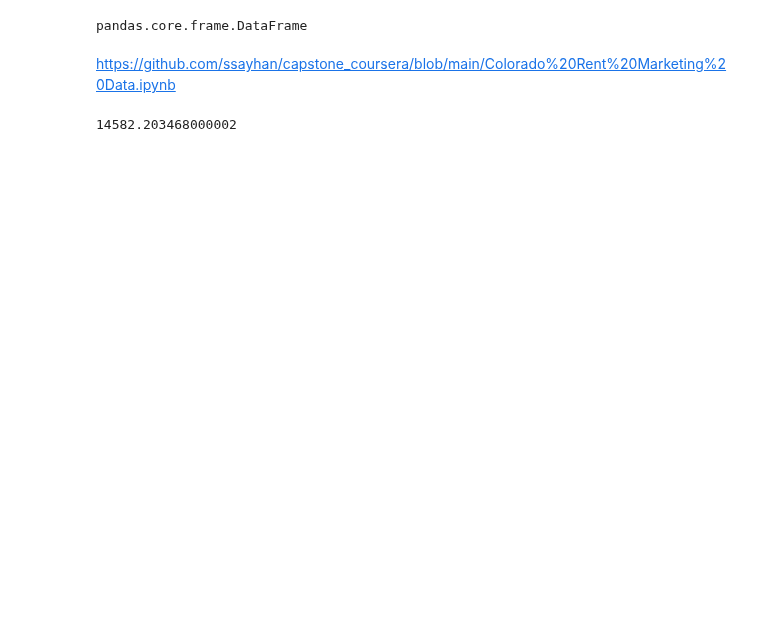
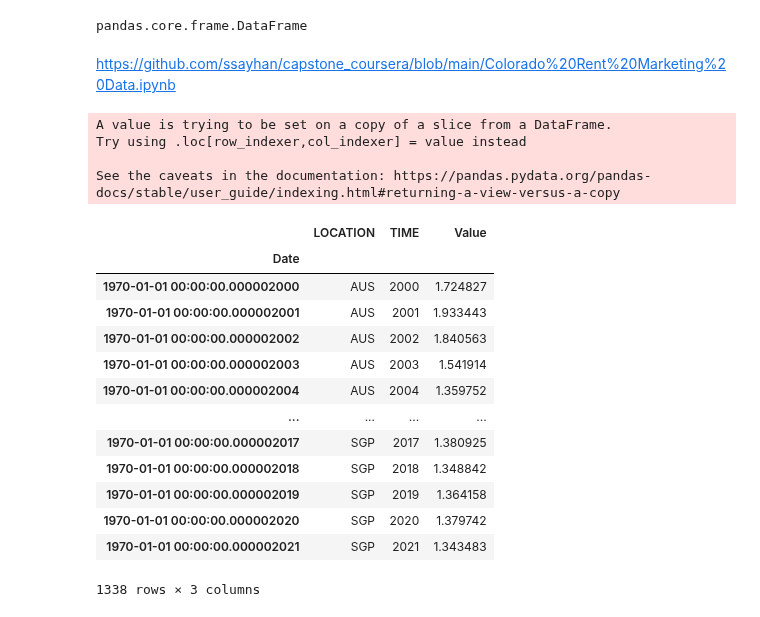
Before and after one commit to attila5287/scrap_and_dataviz, a Jupyter notebook: currency.ipynb, the cells around one changed output. Cells and saved outputs as stored; diff of their text form; code cells hidden in the pictures; blank space fills up the shorter version.

```diff
--- a/currency.ipynb
+++ b/currency.ipynb
@@ -123,7 +124,3 @@ type(df)
 pandas.core.frame.DataFrame
 # %% [markdown]
 https://github.com/ssayhan/capstone_coursera/blob/main/Colorado%20Rent%20Marketing%20Data.ipynb
-# %%
-df['Value'].max()
-# %% [output]
-14582.203468000002
@@ -132,0 +127,26 @@ import folium.plugins as plugins
+# %%
+df['Date'] = [
+   pd.to_datetime(year) for year in df['TIME']
+]
+# %% [output]
+A value is trying to be set on a copy of a slice from a DataFrame.
+Try using .loc[row_indexer,col_indexer] = value instead
+
+See the caveats in the documentation: https://pandas.pydata.org/pandas-docs/stable/user_guide/indexing.html#returning-a-view-versus-a-copy
+# %%
+df.set_index('Date')
+# %% [output]
+|  | LOCATION | TIME | Value |
+| Date |  |  |  |
+| 1970-01-01 00:00:00.000002000 | AUS | 2000 | 1.724827 |
+| 1970-01-01 00:00:00.000002001 | AUS | 2001 | 1.933443 |
+| 1970-01-01 00:00:00.000002002 | AUS | 2002 | 1.840563 |
+| 1970-01-01 00:00:00.000002003 | AUS | 2003 | 1.541914 |
+| 1970-01-01 00:00:00.000002004 | AUS | 2004 | 1.359752 |
+| ... | ... | ... | ... |
+| 1970-01-01 00:00:00.000002017 | SGP | 2017 | 1.380925 |
+| 1970-01-01 00:00:00.000002018 | SGP | 2018 | 1.348842 |
+| 1970-01-01 00:00:00.000002019 | SGP | 2019 | 1.364158 |
+| 1970-01-01 00:00:00.000002020 | SGP | 2020 | 1.379742 |
+| 1970-01-01 00:00:00.000002021 | SGP | 2021 | 1.343483 |
+1338 rows × 3 columns
```
Also changed, not shown: parts of 4 cells of this notebook, 1 other file.
